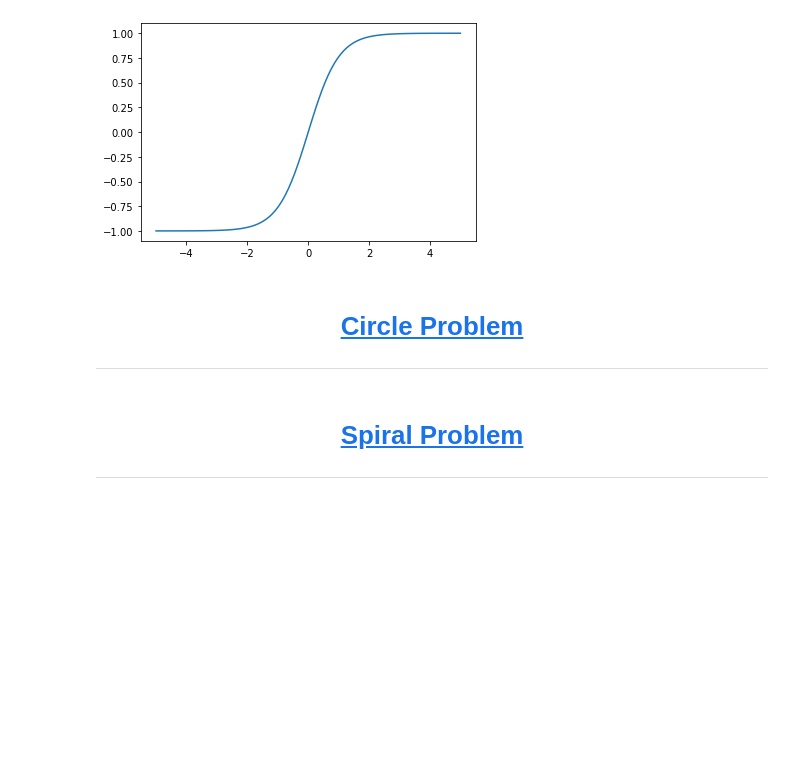
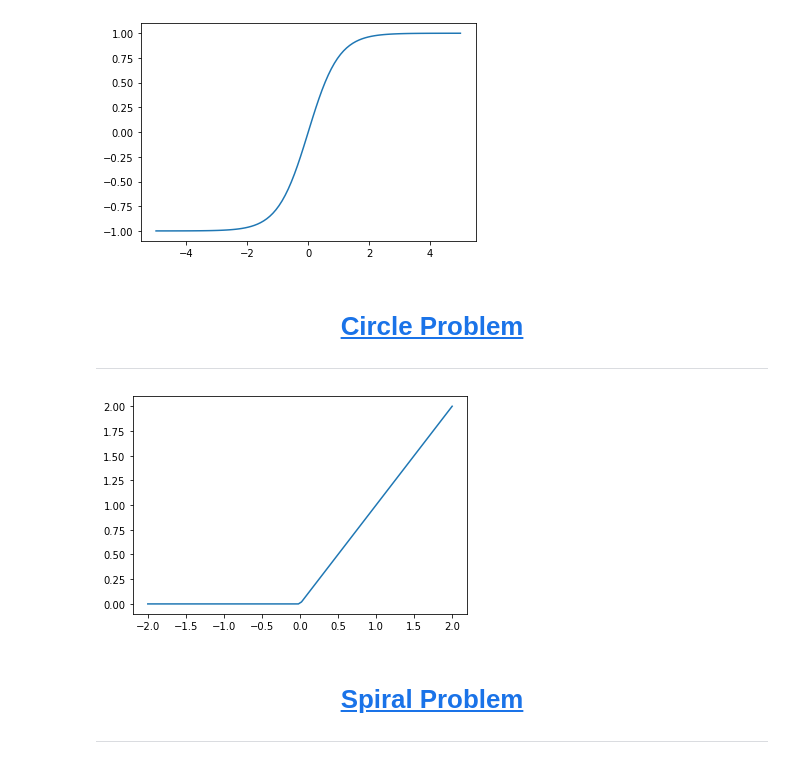
Before and after one commit to BTitor/ai-webdev, a Jupyter notebook: lessons/lesson-01/lesson-01.BTitor.ipynb, the cells around one changed output. Saved outputs shown, nothing was run; the diff lists cells and outputs as text; code cells hidden in the pictures; blank space fills up the shorter version.

```diff
--- a/lessons/lesson-01/lesson-01.BTitor.ipynb
+++ b/lessons/lesson-01/lesson-01.BTitor.ipynb
@@ -149,5 +149,14 @@ plotFn(tanh,bounds=[-5,5])
 # <center><a href='https://playground.tensorflow.org/#activation=sigmoid&batchSize=10&dataset=circle&regDataset=reg-plane&learningRate=0.03&regularizationRate=0&noise=0&networkShape=8&seed=0.48066&showTestData=false&discretize=false&percTrainData=50&x=true&y=true&xTimesY=false&xSquared=false&ySquared=false&cosX=false&sinX=false&cosY=false&sinY=false&collectStats=false&problem=classification&initZero=false&hideText=false'>Circle Problem</a></center>
 
 ---
+# %%
+# create the relu activation function
+def relu(x):
+  if x<=0:
+    return 0
+  return x
 # %%
-# create the relu activation function
+# plot the tanh activation function
+plotFn(relu)
+# %% [output]
+[figure, added]
```
Also changed, not shown: parts of 1 cell of this notebook.
